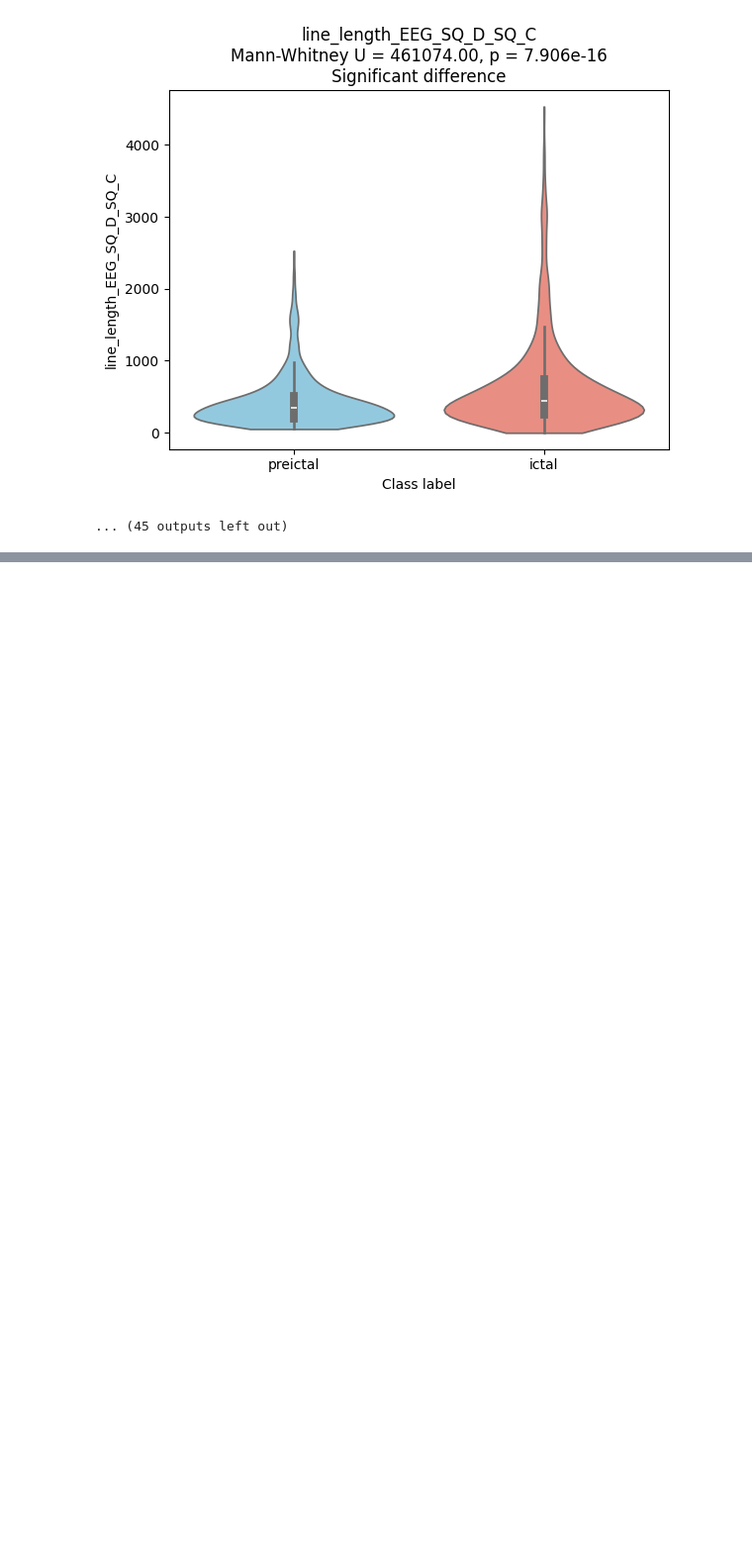
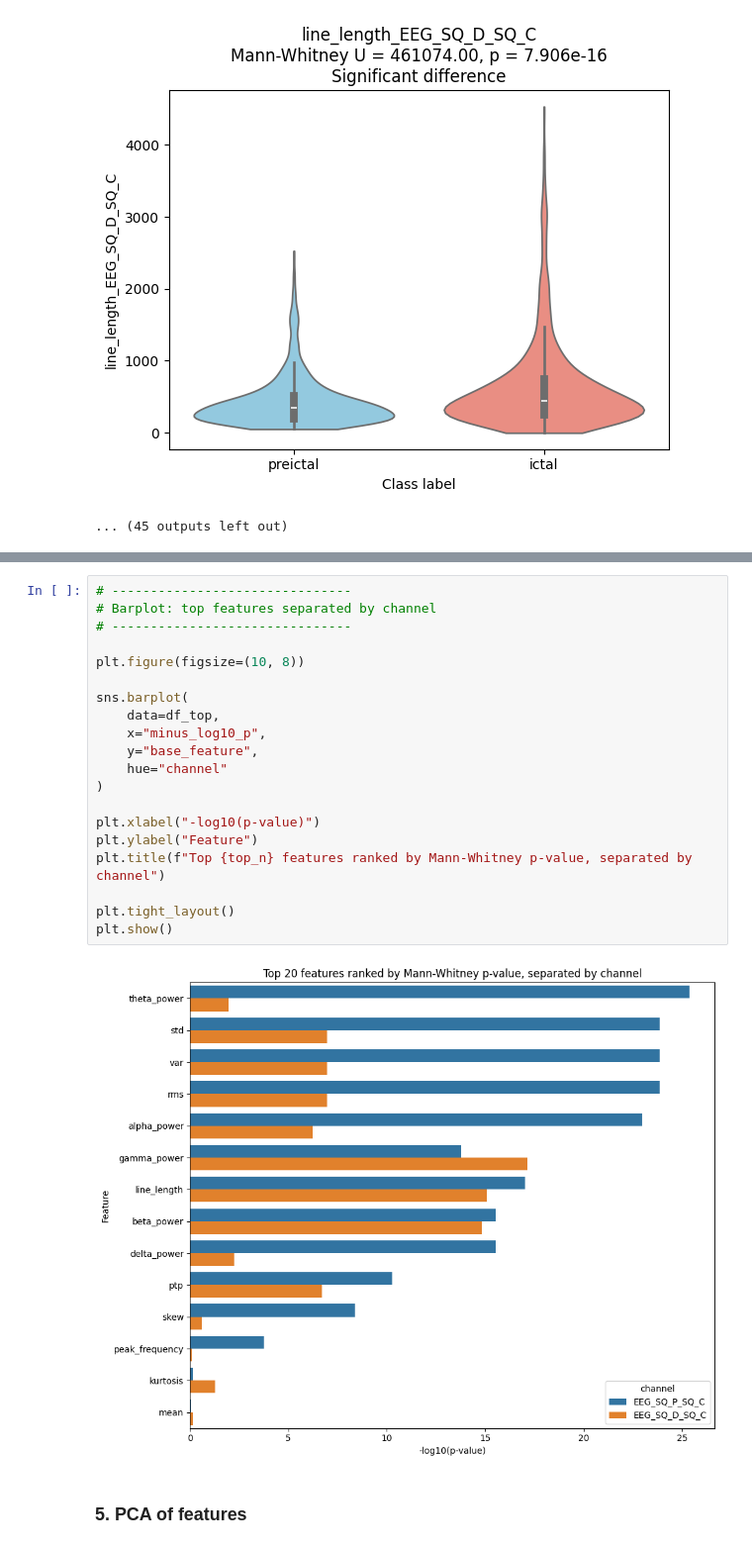
Before and after one commit to tomas0899/FoundationModel_EEG_Dissertation, a Jupyter notebook: Main_project/src/test_and_develop/2_Feature_extraction/Stats_test30042026.ipynb, the cells around one changed output, grey strips where cells are left out. Shown at 99% size. Saved outputs shown, nothing was run; the diff lists cells and outputs as text; blank space fills up the shorter version.

```diff
--- a/Main_project/src/test_and_develop/2_Feature_extraction/Stats_test30042026.ipynb
+++ b/Main_project/src/test_and_develop/2_Feature_extraction/Stats_test30042026.ipynb
@@ -613,0 +757,24 @@ Plotting feature: line_length_EEG_SQ_D_SQ_C
+# %%
+# -------------------------------
+# Barplot: top features separated by channel
+# -------------------------------
+
+plt.figure(figsize=(10, 8))
+
+sns.barplot(
+    data=df_top,
+    x="minus_log10_p",
+    y="base_feature",
+    hue="channel"
+)
+
+plt.xlabel("-log10(p-value)")
+plt.ylabel("Feature")
+plt.title(f"Top {top_n} features ranked by Mann-Whitney p-value, separated by channel")
+
+plt.tight_layout()
+plt.show()
+# %% [output]
+[figure, added]
+# %% [markdown]
+### 5. PCA of features
```
Also changed, not shown: parts of 13 cells of this notebook.
